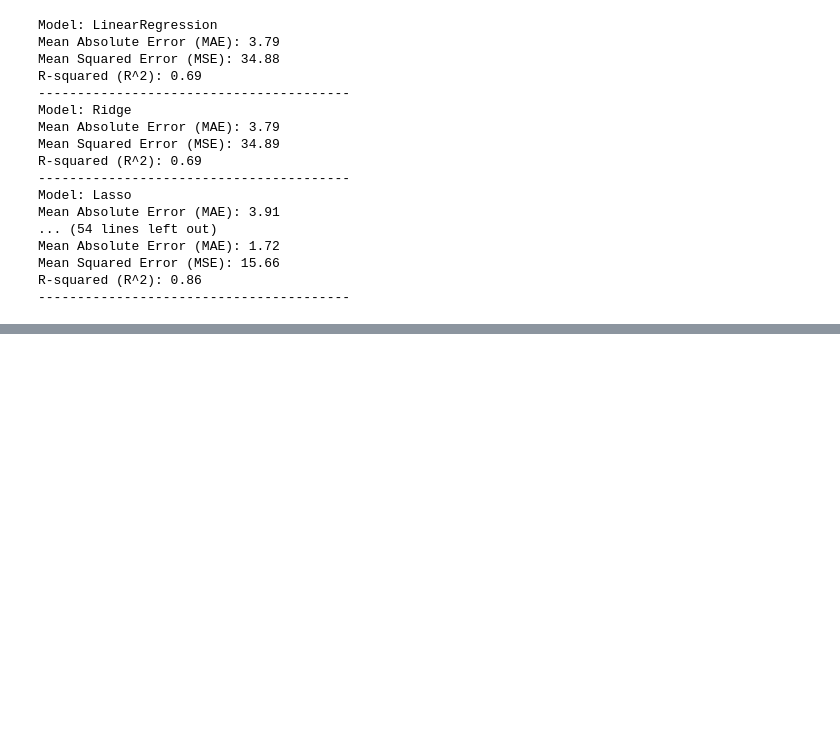
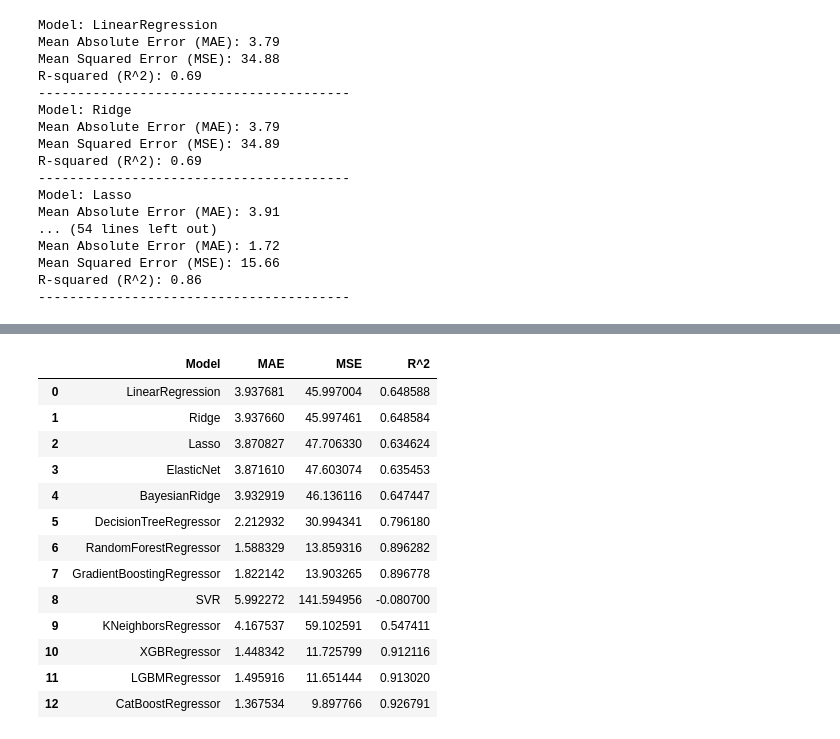
Before and after one commit to LMXCC79/Proyecto-ML-TheBridge, a Jupyter notebook: src/notebooks/prueba_modelos_ML.ipynb, the cells around one changed output, grey strips where cells are left out. Cells and saved outputs as stored; diff of their text form; code cells hidden in the pictures; blank space fills up the shorter version.

```diff
--- a/src/notebooks/prueba_modelos_ML.ipynb
+++ b/src/notebooks/prueba_modelos_ML.ipynb
@@ -390,0 +519,4 @@ KeyError: 'test_R2_Values'
+# %%
+X_train = X_train.drop(columns=['Transmission', 'Fuel_Type', 'Seats', 'Owner_Type'], axis=1)
+
+X_test = X_test.drop(columns=['Transmission', 'Fuel_Type', 'Seats', 'Owner_Type'], axis=1)
@@ -390,0 +525,61 @@ KeyError: 'test_R2_Values'
+# %%
+# Crear listas para almacenar métricas
+model_names = []
+mae_values = []
+mse_values = []
+r2_values = []
+
+# Crear DataFrame para almacenar resultados
+results_df = pd.DataFrame(columns=['Model', 'MAE', 'MSE', 'R^2'])
+
+# Lista de modelos
+models = [
+    LinearRegression(),
+    Ridge(),
+    Lasso(),
+    ElasticNet(),
+    BayesianRidge(),
+    DecisionTreeRegressor(),
+    RandomForestRegressor(),
+    GradientBoostingRegressor(),
+    SVR(),
+    KNeighborsRegressor(),
+    XGBRegressor(),
+    LGBMRegressor(),
+    CatBoostRegressor(verbose=False)
+]
+
+# For loop para ajustar y evaluar cada modelo
+for model in models:
+    model_name = model.__class__.__name__
+
+    try:
+        # Ajustar el modelo
+        model.fit(X_train, y_train)
+
+        # Calcular métricas usando validación cruzada en el conjunto de entrenamiento
+        mae_scores = -cross_val_score(model, X_train, y_train, scoring='neg_mean_absolute_error', cv=5)
+        mse_scores = -cross_val_score(model, X_train, y_train, scoring='neg_mean_squared_error', cv=5)
+        r2_scores = cross_val_score(model, X_train, y_train, scoring='r2', cv=5)
+
+        # Almacenar resultados en listas
+        model_names.append(model_name)
+        mae_values.append(np.mean(mae_scores))
+        mse_values.append(np.mean(mse_scores))
+        r2_values.append(np.mean(r2_scores))
+
+        # Imprimir resultados para cada modelo
+        print(f"{model_name}: MAE = {np.mean(mae_scores):.2f}, MSE = {np.mean(mse_scores):.2f}, R^2 = {np.mean(r2_scores):.4f}")
+
+    except Exception as e:
+        print(f"Error en el modelo {model_name}: {str(e)}")
+
+# Almacenar resultados en un DataFrame
+results_df['Model'] = model_names
+results_df['MAE'] = mae_values
+results_df['MSE'] = mse_values
+results_df['R^2'] = r2_values
+
+# Imprimir el DataFrame con los resultados finales
+results_df
+# %% [output]
@@ -390,0 +603,14 @@ KeyError: 'test_R2_Values'
+|  | Model | MAE | MSE | R^2 |
+| 0 | LinearRegression | 3.937681 | 45.997004 | 0.648588 |
+| 1 | Ridge | 3.937660 | 45.997461 | 0.648584 |
+| 2 | Lasso | 3.870827 | 47.706330 | 0.634624 |
+| 3 | ElasticNet | 3.871610 | 47.603074 | 0.635453 |
+| 4 | BayesianRidge | 3.932919 | 46.136116 | 0.647447 |
+| 5 | DecisionTreeRegressor | 2.212932 | 30.994341 | 0.796180 |
+| 6 | RandomForestRegressor | 1.588329 | 13.859316 | 0.896282 |
+| 7 | GradientBoostingRegressor | 1.822142 | 13.903265 | 0.896778 |
+| 8 | SVR | 5.992272 | 141.594956 | -0.080700 |
+| 9 | KNeighborsRegressor | 4.167537 | 59.102591 | 0.547411 |
+| 10 | XGBRegressor | 1.448342 | 11.725799 | 0.912116 |
+| 11 | LGBMRegressor | 1.495916 | 11.651444 | 0.913020 |
+| 12 | CatBoostRegressor | 1.367534 | 9.897766 | 0.926791 |
```
Also changed, not shown: parts of 20 cells of this notebook, 5 other files.
